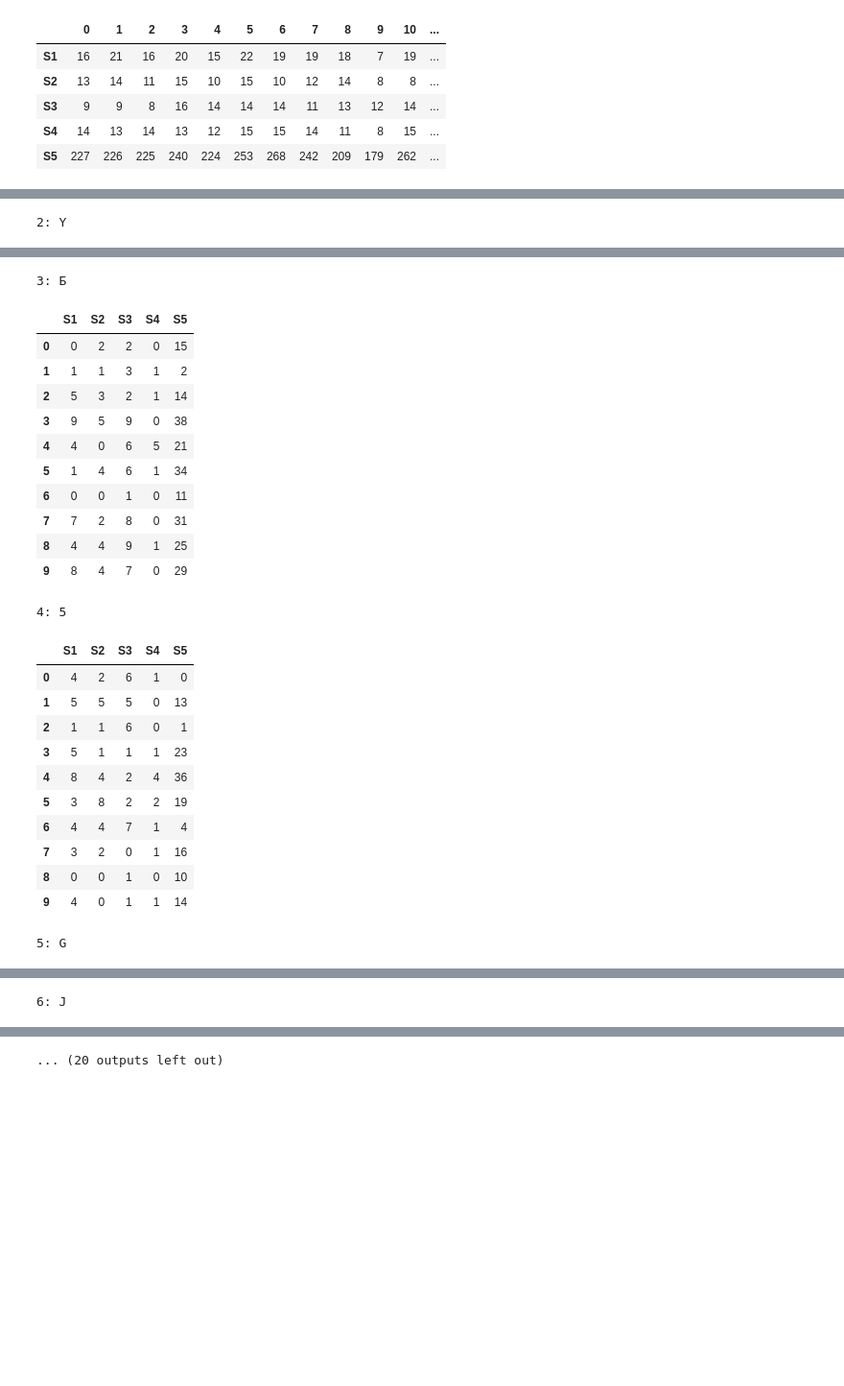
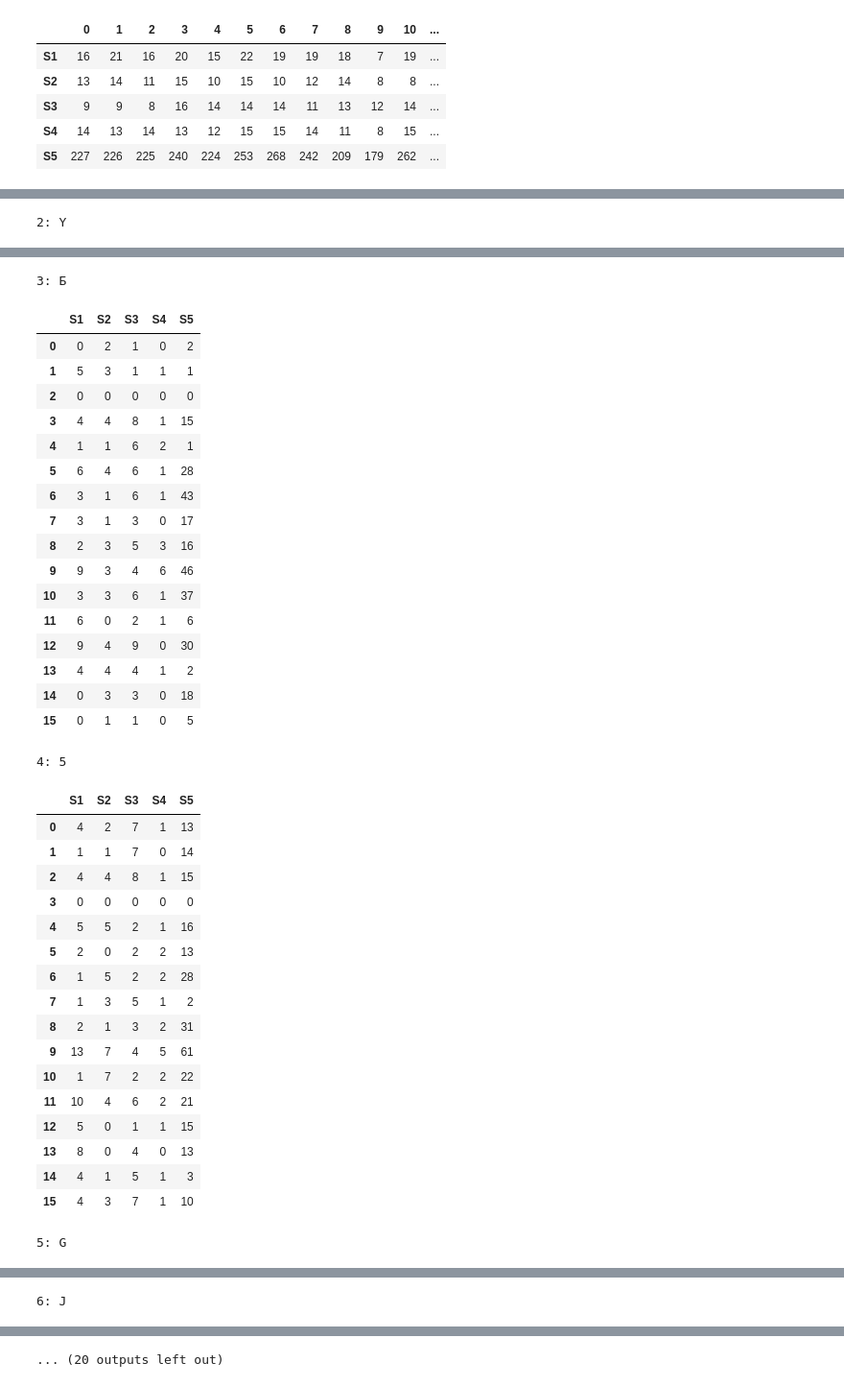
Before and after one commit to chaliy/studies-octo-adventure, a Jupyter notebook: lp/c2_2/do/l2_4.ipynb, the cells around one changed output, grey strips where cells are left out. Shown: that part at 96% size. Cells and saved outputs as stored; diff of their text form; code cells hidden in the pictures; blank space fills up the shorter version.

```diff
--- a/lp/c2_2/do/l2_4.ipynb
+++ b/lp/c2_2/do/l2_4.ipynb
@@ -106,9 +126,6 @@ base_image_qalifiers
 # %%
-# 5.9 перелік символів (альтернатив), що входять до множини Парето та Слейтера для
-# кожного символу набору, що розпізнається (16-ть таблиць у вигляді табл. 4.15);
-
 for image_index, image in enumerate(test_images):
-    comparision_result = calc_image_comparision(base_image_qalifiers, image, qualifier_masks)
+    comparision_result = calc_image_comparision(base_image_qalifiers.T, image, qualifier_masks)
     print(str(image_index + 1) + ": " + test_letters[image_index])
     display(comparision_result)
 # %% [output]
@@ -139,26 +168,38 @@ for image_index, image in enumerate(test_images):
 3: Б
 |  | S1 | S2 | S3 | S4 | S5 |
-| 0 | 0 | 2 | 2 | 0 | 15 |
-| 1 | 1 | 1 | 3 | 1 | 2 |
-| 2 | 5 | 3 | 2 | 1 | 14 |
-| 3 | 9 | 5 | 9 | 0 | 38 |
-| 4 | 4 | 0 | 6 | 5 | 21 |
-| 5 | 1 | 4 | 6 | 1 | 34 |
-| 6 | 0 | 0 | 1 | 0 | 11 |
-| 7 | 7 | 2 | 8 | 0 | 31 |
-| 8 | 4 | 4 | 9 | 1 | 25 |
-| 9 | 8 | 4 | 7 | 0 | 29 |
+| 0 | 0 | 2 | 1 | 0 | 2 |
+| 1 | 5 | 3 | 1 | 1 | 1 |
+| 2 | 0 | 0 | 0 | 0 | 0 |
+| 3 | 4 | 4 | 8 | 1 | 15 |
+| 4 | 1 | 1 | 6 | 2 | 1 |
+| 5 | 6 | 4 | 6 | 1 | 28 |
+| 6 | 3 | 1 | 6 | 1 | 43 |
+| 7 | 3 | 1 | 3 | 0 | 17 |
+| 8 | 2 | 3 | 5 | 3 | 16 |
+| 9 | 9 | 3 | 4 | 6 | 46 |
+| 10 | 3 | 3 | 6 | 1 | 37 |
+| 11 | 6 | 0 | 2 | 1 | 6 |
+| 12 | 9 | 4 | 9 | 0 | 30 |
+| 13 | 4 | 4 | 4 | 1 | 2 |
+| 14 | 0 | 3 | 3 | 0 | 18 |
+| 15 | 0 | 1 | 1 | 0 | 5 |
 4: 5
 |  | S1 | S2 | S3 | S4 | S5 |
-| 0 | 4 | 2 | 6 | 1 | 0 |
-| 1 | 5 | 5 | 5 | 0 | 13 |
-| 2 | 1 | 1 | 6 | 0 | 1 |
-| 3 | 5 | 1 | 1 | 1 | 23 |
-| 4 | 8 | 4 | 2 | 4 | 36 |
-| 5 | 3 | 8 | 2 | 2 | 19 |
-| 6 | 4 | 4 | 7 | 1 | 4 |
-| 7 | 3 | 2 | 0 | 1 | 16 |
-| 8 | 0 | 0 | 1 | 0 | 10 |
-| 9 | 4 | 0 | 1 | 1 | 14 |
+| 0 | 4 | 2 | 7 | 1 | 13 |
+| 1 | 1 | 1 | 7 | 0 | 14 |
+| 2 | 4 | 4 | 8 | 1 | 15 |
+| 3 | 0 | 0 | 0 | 0 | 0 |
+| 4 | 5 | 5 | 2 | 1 | 16 |
+| 5 | 2 | 0 | 2 | 2 | 13 |
+| 6 | 1 | 5 | 2 | 2 | 28 |
+| 7 | 1 | 3 | 5 | 1 | 2 |
+| 8 | 2 | 1 | 3 | 2 | 31 |
+| 9 | 13 | 7 | 4 | 5 | 61 |
+| 10 | 1 | 7 | 2 | 2 | 22 |
+| 11 | 10 | 4 | 6 | 2 | 21 |
+| 12 | 5 | 0 | 1 | 1 | 15 |
+| 13 | 8 | 0 | 4 | 0 | 13 |
+| 14 | 4 | 1 | 5 | 1 | 3 |
+| 15 | 4 | 3 | 7 | 1 | 10 |
 5: G
 |  | S1 | S2 | S3 | S4 | S5 |
```
Also changed, not shown: parts of 18 cells of this notebook, 15 other files.
